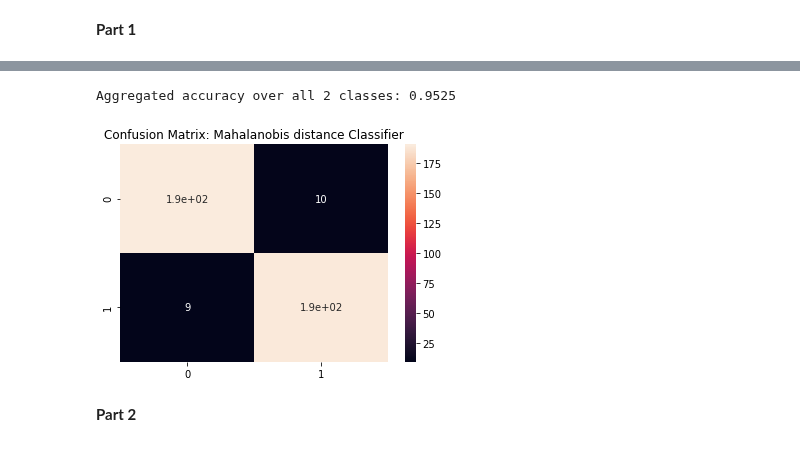
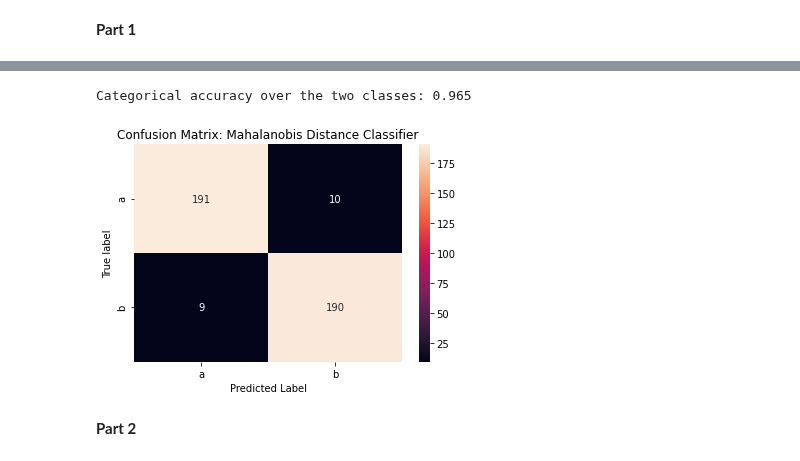
Before and after one commit to Andrea-Oliveri/Image-Processing-Assignements, a Jupyter notebook: Labs/lab_03_classification.ipynb, the cells around one changed output, grey strips where cells are left out. Drawn from its saved outputs; the diff is of its cells as text; code cells hidden in the pictures.

```diff
--- a/Labs/lab_03_classification.ipynb
+++ b/Labs/lab_03_classification.ipynb
@@ -425,14 +431,2 @@ Mahalanobis Distance:
 # %% [markdown]
 <b> Part 1 </b>
-# %%
-# Add your implementation and discussion
-def da(x):
-    centered = x**2
-    return np.sqrt(10*centered[:,1]+centered[:,0])
-
-def db(x):
-    centered = (x-3)**2
-    return np.sqrt(10*centered[:,1]+centered[:,0])
-
-def classify_mahalanobis(x):
-    return da(x) >= db(x) #True -> belongs to class b else class a
@@ -462,18 +478,23 @@ plt.show()
-# %%
-# confusion matrix on full set
-y_pred = np.concatenate((classify_mahalanobis(a),
-                         classify_mahalanobis(b))).astype(int)
-y_ground = np.asarray(len(a) * [0] + len(b) * [1])
-
-conf_matrix = confusion_matrix(y_pred,y_ground)
-sns.heatmap(conf_matrix,annot=True)
-plt.title('Confusion Matrix: Mahalanobis distance Classifier')
-# checking classification by mahalanobis
-print('Aggregated accuracy over all 2 classes: {}'\
-      .format(np.sum(conf_matrix * np.eye(2)) / np.sum(conf_matrix)))
-# %% [output]
-Aggregated accuracy over all 2 classes: 0.9525
-[figure, removed]
+# %%
+pred_a = classify_mahalanobis(a[:, 0], a[:, 1])
+pred_b = classify_mahalanobis(b[:, 0], b[:, 1])
+
+pred_ab   = np.asarray([pred_a, pred_b]).flatten()
+target_ab = np.asarray([np.full_like(pred_a, 0), np.full_like(pred_b, 1)]).flatten()
+
+conf_matrix = confusion_matrix(pred_ab, target_ab)
+
+print('Categorical accuracy over the two classes: {}'.format(np.mean(pred_all == target_all)))
+
+ax = sns.heatmap(conf_matrix, annot = True, fmt = 'g')
+ax.set_xlabel("Predicted Label")
+ax.set_ylabel("True label")
+ax.set_xticklabels(["a", "b"])
+ax.set_yticklabels(["a", "b"])
+plt.title('Confusion Matrix: Mahalanobis Distance Classifier');
+# %% [output]
+Categorical accuracy over the two classes: 0.965
+[figure, added]
 # %% [markdown]
 <b> Part 2 </b>
 # %%
```
Also changed, not shown: parts of 25 cells of this notebook.
